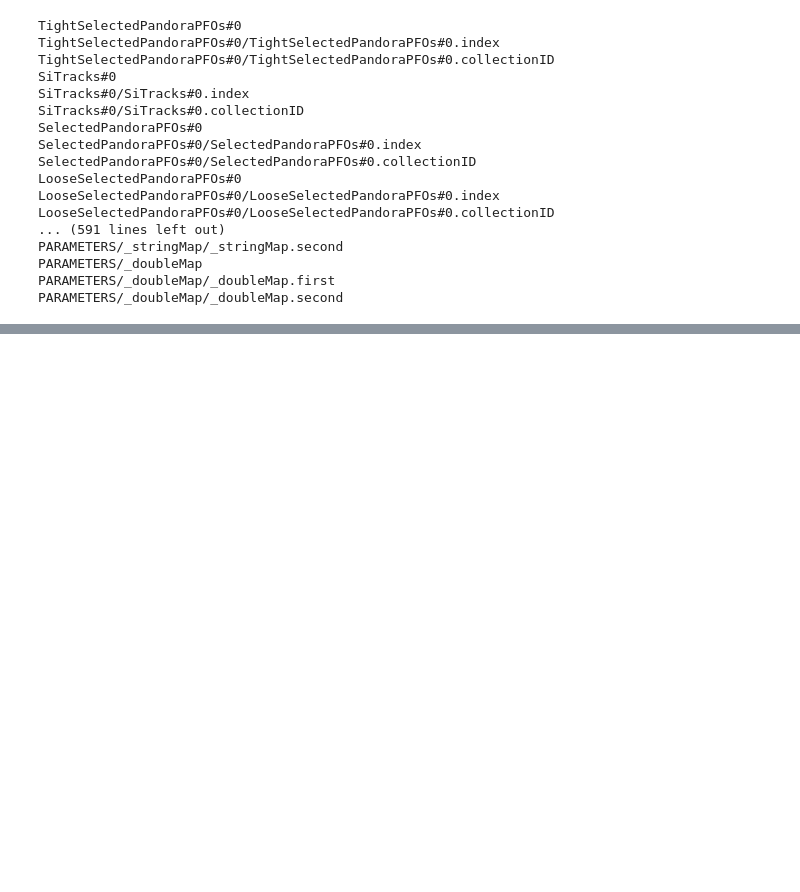
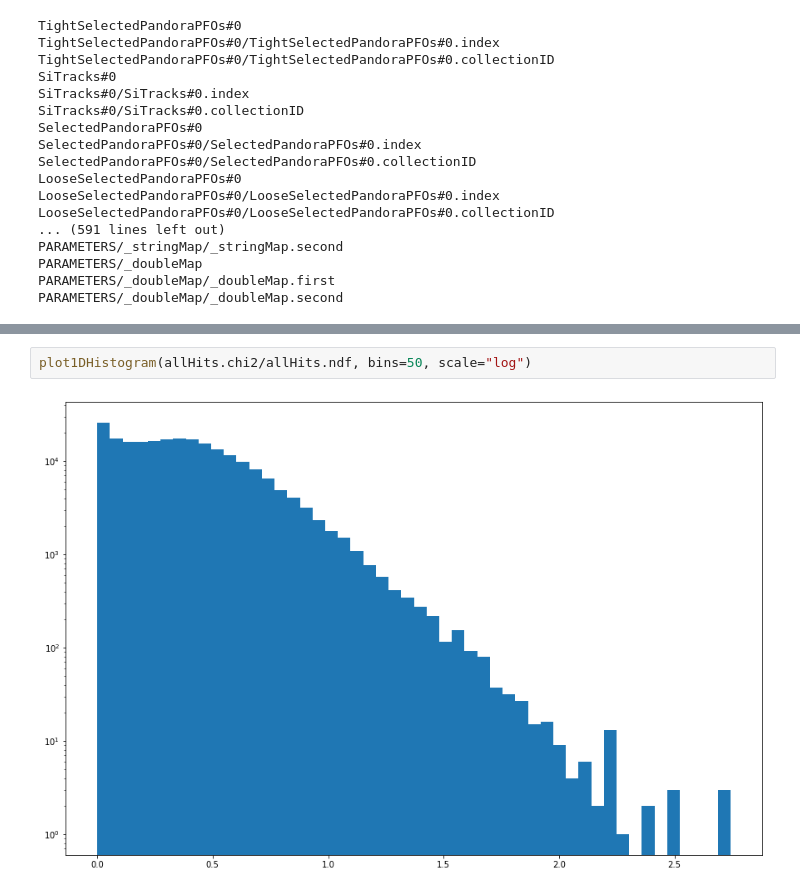
Before and after one commit to Isaac-Hirsch/mucol_plotting_scripts, a Jupyter notebook: macros/AllTracks_Analysis.ipynb, the cells around one changed output, grey strips where cells are left out. Drawn from its saved outputs; the diff is of its cells as text; blank space fills up the shorter version.

```diff
--- a/macros/AllTracks_Analysis.ipynb
+++ b/macros/AllTracks_Analysis.ipynb
@@ -37,0 +139,4 @@ tree = uproot.concatenate("/Users/isaac/Downloads/muonGun_reco_*.root:events",fi
+# %%
+plot1DHistogram(allHits.chi2/allHits.ndf, bins=50, scale="log")
+# %% [output]
+[figure, added]
```
Also changed, not shown: parts of 32 cells of this notebook, 3 other files.
